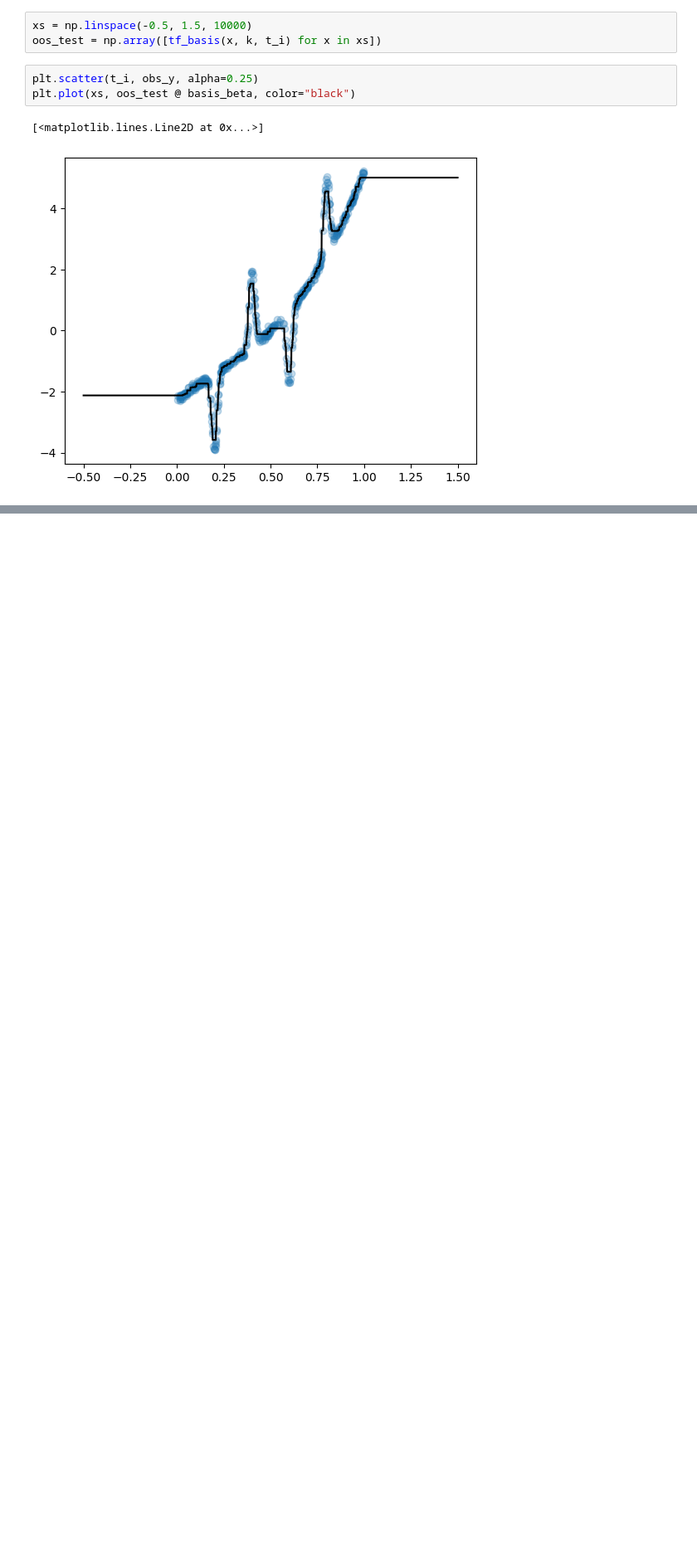
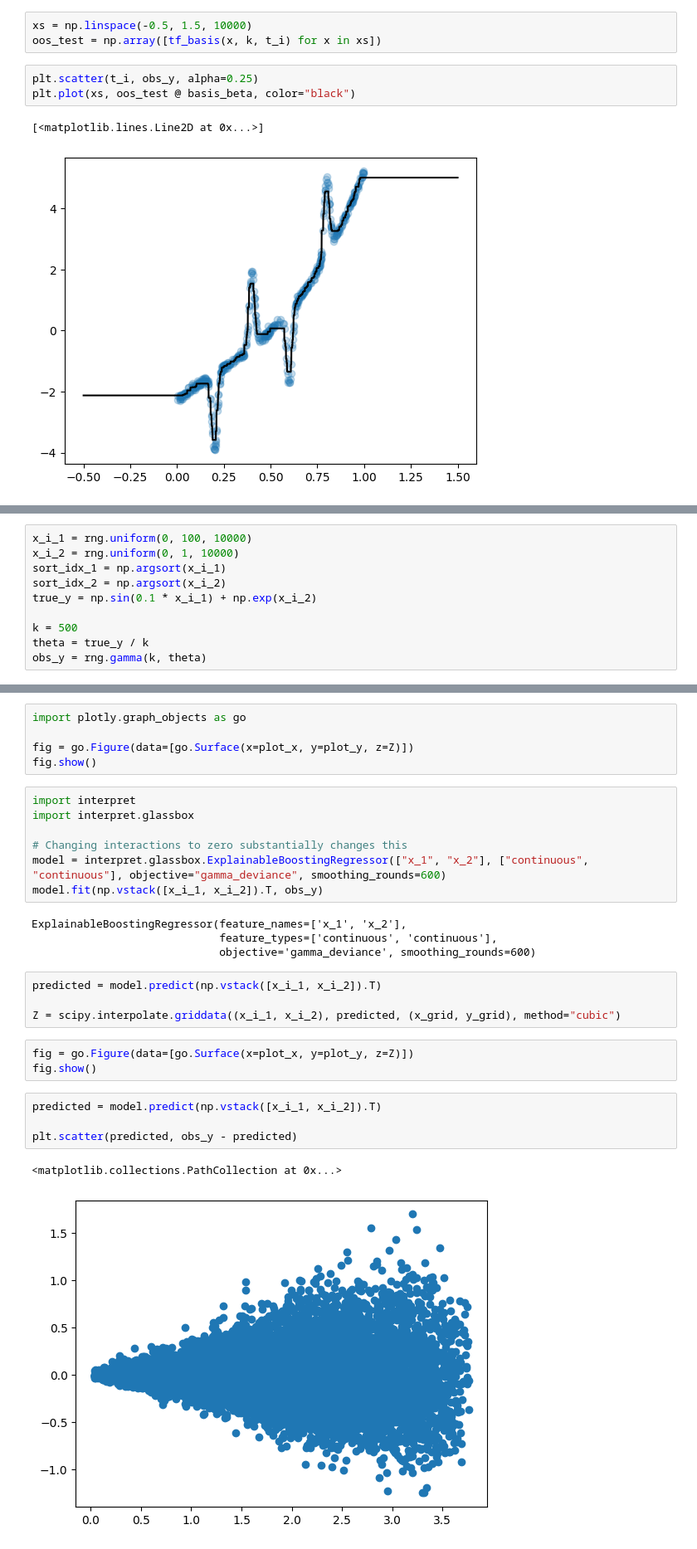
Before and after one commit to eadains/PythonBlogNotebooks, a Jupyter notebook: trend_filtering.ipynb, the cells around one changed output, grey strips where cells are left out. Shown at 83% size. Saved outputs shown, nothing was run; the diff lists cells and outputs as text; blank space fills up the shorter version.

```diff
--- a/trend_filtering.ipynb
+++ b/trend_filtering.ipynb
@@ -234,0 +362,10 @@ plt.plot(xs, oos_test @ basis_beta, color="black")
+# %%
+x_i_1 = rng.uniform(0, 100, 10000)
+x_i_2 = rng.uniform(0, 1, 10000)
+sort_idx_1 = np.argsort(x_i_1)
+sort_idx_2 = np.argsort(x_i_2)
+true_y = np.sin(0.1 * x_i_1) + np.exp(x_i_2)
+
+k = 500
+theta = true_y / k
+obs_y = rng.gamma(k, theta)
@@ -234,0 +381,30 @@ plt.plot(xs, oos_test @ basis_beta, color="black")
+# %%
+import plotly.graph_objects as go
+
+fig = go.Figure(data=[go.Surface(x=plot_x, y=plot_y, z=Z)])
+fig.show()
+# %%
+import interpret
+import interpret.glassbox
+
+# Changing interactions to zero substantially changes this
+model = interpret.glassbox.ExplainableBoostingRegressor(["x_1", "x_2"], ["continuous", "continuous"], objective="gamma_deviance", smoothing_rounds=600)
+model.fit(np.vstack([x_i_1, x_i_2]).T, obs_y)
+# %% [output]
+ExplainableBoostingRegressor(feature_names=['x_1', 'x_2'],
+                             feature_types=['continuous', 'continuous'],
+                             objective='gamma_deviance', smoothing_rounds=600)
+# %%
+predicted = model.predict(np.vstack([x_i_1, x_i_2]).T)
+
+Z = scipy.interpolate.griddata((x_i_1, x_i_2), predicted, (x_grid, y_grid), method="cubic")
+# %%
+fig = go.Figure(data=[go.Surface(x=plot_x, y=plot_y, z=Z)])
+fig.show()
+# %%
+predicted = model.predict(np.vstack([x_i_1, x_i_2]).T)
+
+plt.scatter(predicted, obs_y - predicted)
+# %% [output]
+<matplotlib.collections.PathCollection at 0x...>
+[figure, added]
```
Also changed, not shown: parts of 27 cells of this notebook, 4 other files.
